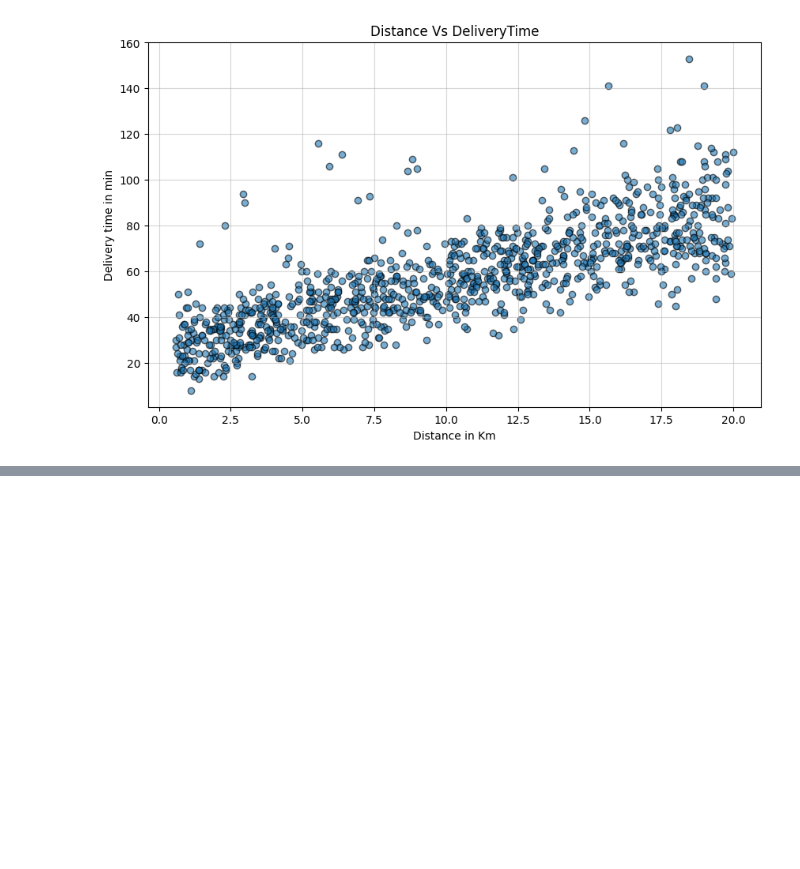
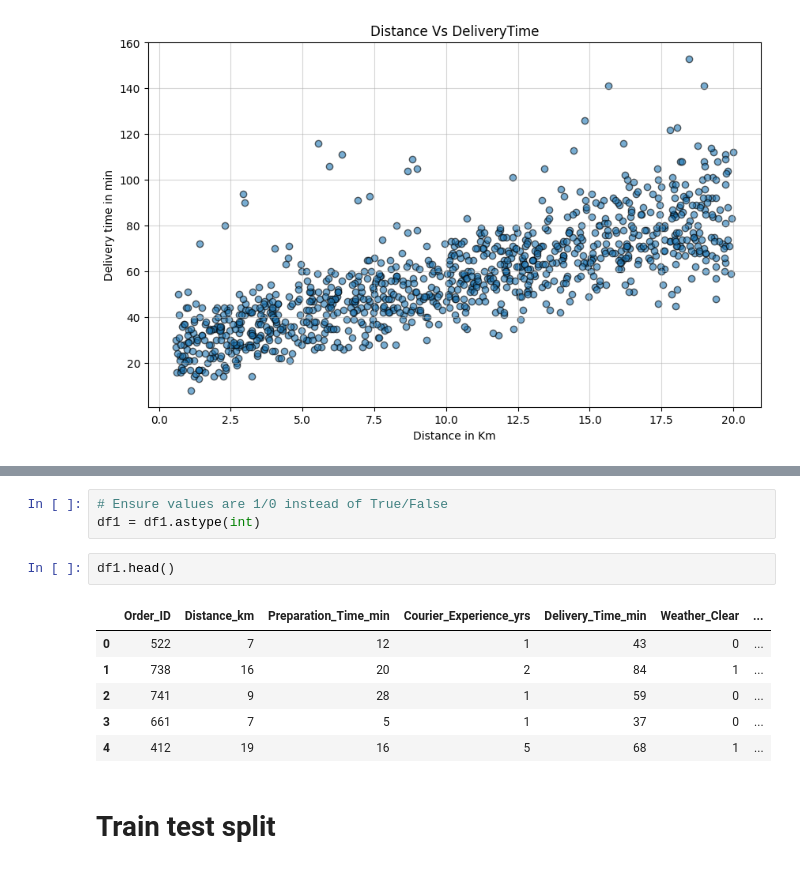
Before and after one commit to aiml-gowtham/MachineLearning, a Jupyter notebook: LinearRegression.ipynb, the cells around one changed output, grey strips where cells are left out. Saved outputs shown, nothing was run; the diff lists cells and outputs as text; blank space fills up the shorter version.

```diff
--- a/LinearRegression.ipynb
+++ b/LinearRegression.ipynb
@@ -235,0 +177,14 @@ Text(0.5, 1.0, 'Weather vs Delivery time')
+# %%
+# Ensure values are 1/0 instead of True/False
+df1 = df1.astype(int)
+# %%
+df1.head()
+# %% [output]
+|  | Order_ID | Distance_km | Preparation_Time_min | Courier_Experience_yrs | Delivery_Time_min | Weather_Clear | ... |
+| 0 | 522 | 7 | 12 | 1 | 43 | 0 | ... |
+| 1 | 738 | 16 | 20 | 2 | 84 | 1 | ... |
+| 2 | 741 | 9 | 28 | 1 | 59 | 0 | ... |
+| 3 | 661 | 7 | 5 | 1 | 37 | 0 | ... |
+| 4 | 412 | 19 | 16 | 5 | 68 | 1 | ... |
+# %% [markdown]
+# **Train test split**
```
Also changed, not shown: parts of 20 cells of this notebook.
